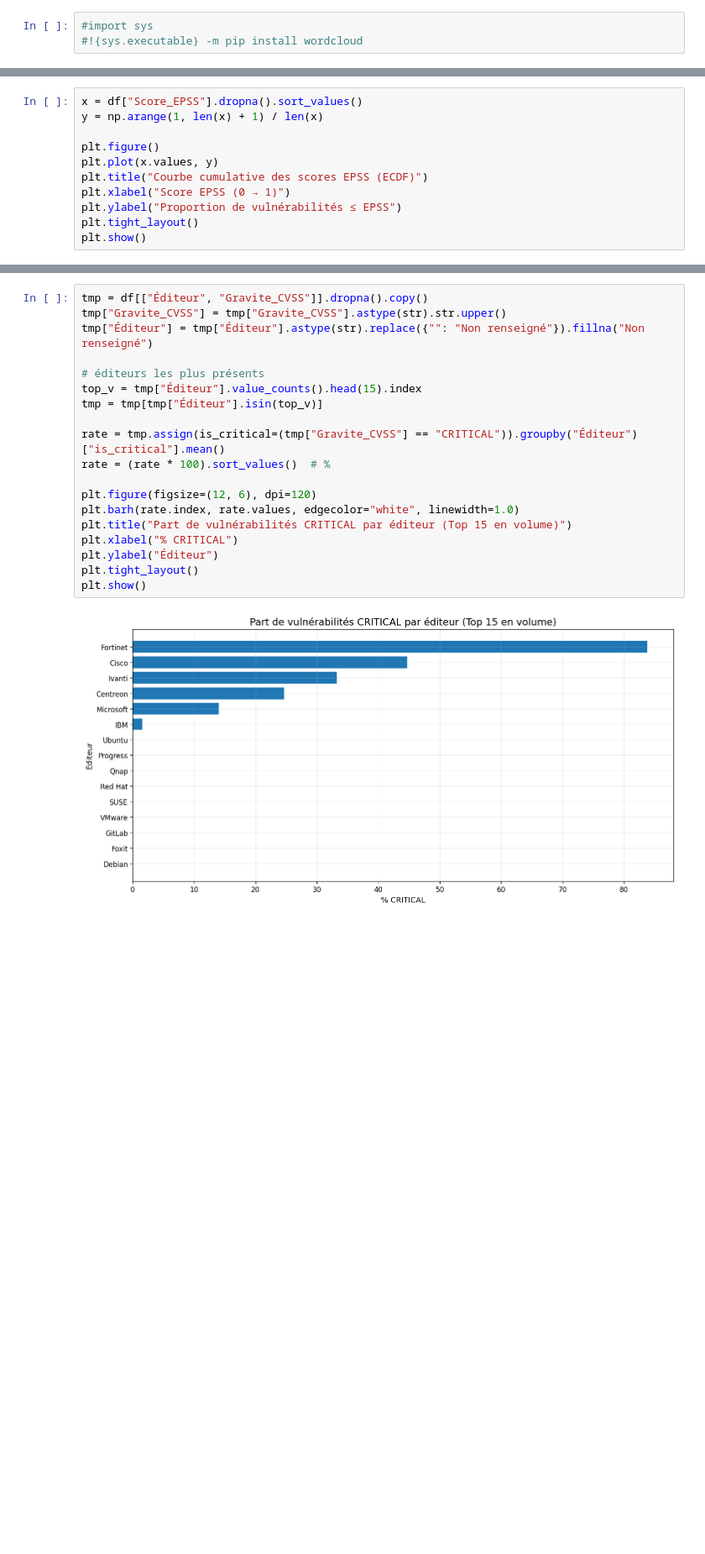
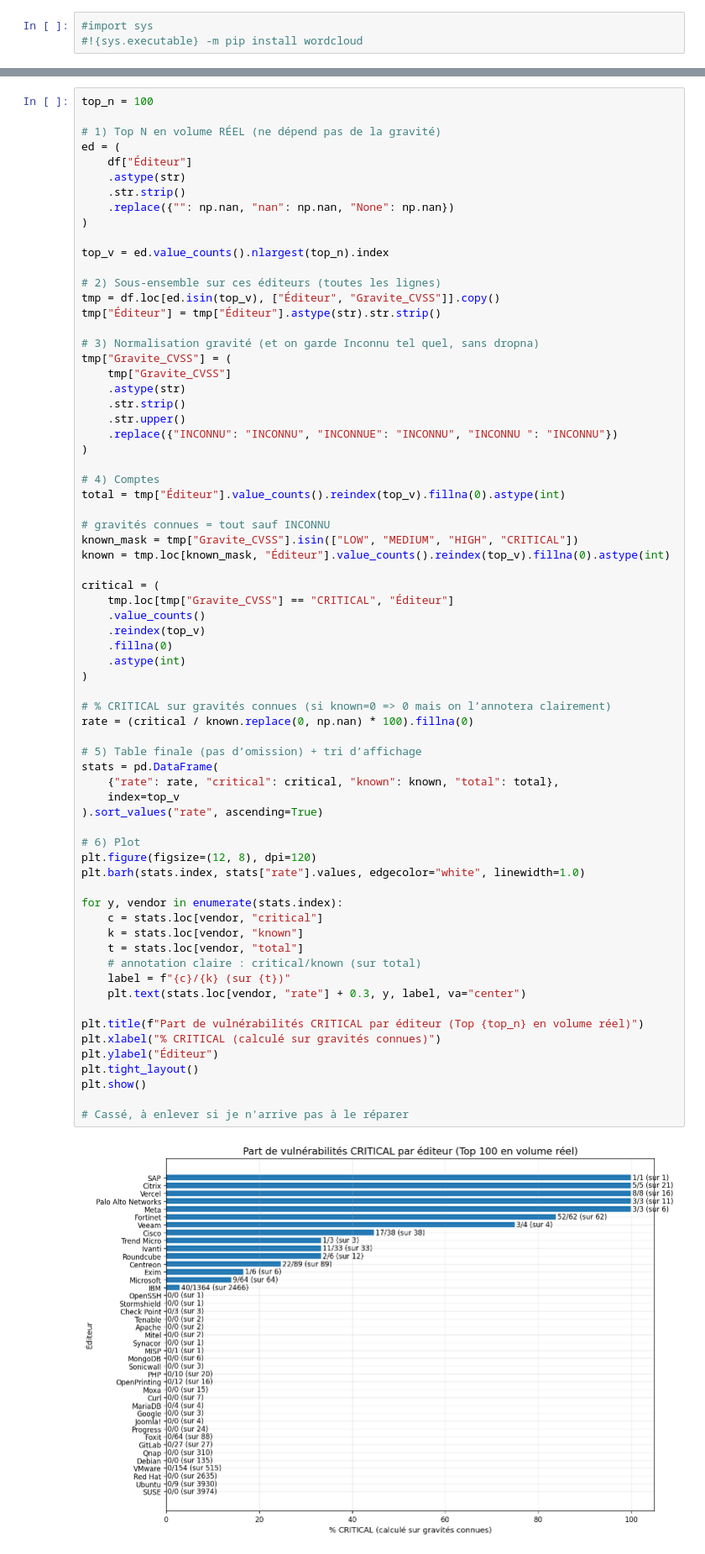
Before and after one commit to robinmorelon/projet_cyber_ESILV, a Jupyter notebook: notebook/visualisation.ipynb, the cells around one changed output, grey strips where cells are left out. Shown at 84% size. Cells and saved outputs as stored; diff of their text form; blank space fills up the shorter version.

```diff
--- a/notebook/visualisation.ipynb
+++ b/notebook/visualisation.ipynb
@@ -172,11 +264,0 @@ plt.show()
-# %%
-x = df["Score_EPSS"].dropna().sort_values()
-y = np.arange(1, len(x) + 1) / len(x)
-
-plt.figure()
-plt.plot(x.values, y)
-plt.title("Courbe cumulative des scores EPSS (ECDF)")
-plt.xlabel("Score EPSS (0 → 1)")
-plt.ylabel("Proportion de vulnérabilités ≤ EPSS")
-plt.tight_layout()
-plt.show()
@@ -624,21 +521,71 @@ plt.show()
 # %%
-tmp = df[["Éditeur", "Gravite_CVSS"]].dropna().copy()
-tmp["Gravite_CVSS"] = tmp["Gravite_CVSS"].astype(str).str.upper()
-tmp["Éditeur"] = tmp["Éditeur"].astype(str).replace({"": "Non renseigné"}).fillna("Non renseigné")
+top_n = 100
 
-# éditeurs les plus présents
-top_v = tmp["Éditeur"].value_counts().head(15).index
-tmp = tmp[tmp["Éditeur"].isin(top_v)]
+# 1) Top N en volume RÉEL (ne dépend pas de la gravité)
+ed = (
+    df["Éditeur"]
+    .astype(str)
+    .str.strip()
+    .replace({"": np.nan, "nan": np.nan, "None": np.nan})
+)
 
-rate = tmp.assign(is_critical=(tmp["Gravite_CVSS"] == "CRITICAL")).groupby("Éditeur")["is_critical"].mean()
-rate = (rate * 100).sort_values()  # %
+top_v = ed.value_counts().nlargest(top_n).index
 
-plt.figure(figsize=(12, 6), dpi=120)
-plt.barh(rate.index, rate.values, edgecolor="white", linewidth=1.0)
-plt.title("Part de vulnérabilités CRITICAL par éditeur (Top 15 en volume)")
-plt.xlabel("% CRITICAL")
+# 2) Sous-ensemble sur ces éditeurs (toutes les lignes)
+tmp = df.loc[ed.isin(top_v), ["Éditeur", "Gravite_CVSS"]].copy()
+tmp["Éditeur"] = tmp["Éditeur"].astype(str).str.strip()
+
+# 3) Normalisation gravité (et on garde Inconnu tel quel, sans dropna)
+tmp["Gravite_CVSS"] = (
+    tmp["Gravite_CVSS"]
+    .astype(str)
+    .str.strip()
+    .str.upper()
+    .replace({"INCONNU": "INCONNU", "INCONNUE": "INCONNU", "INCONNU ": "INCONNU"})
+)
+
+# 4) Comptes
+total = tmp["Éditeur"].value_counts().reindex(top_v).fillna(0).astype(int)
+
+# gravités connues = tout sauf INCONNU
+known_mask = tmp["Gravite_CVSS"].isin(["LOW", "MEDIUM", "HIGH", "CRITICAL"])
+known = tmp.loc[known_mask, "Éditeur"].value_counts().reindex(top_v).fillna(0).astype(int)
+
+critical = (
+    tmp.loc[tmp["Gravite_CVSS"] == "CRITICAL", "Éditeur"]
+    .value_counts()
+    .reindex(top_v)
+    .fillna(0)
+    .astype(int)
+)
+
+# % CRITICAL sur gravités connues (si known=0 => 0 mais on l’annotera clairement)
+rate = (critical / known.replace(0, np.nan) * 100).fillna(0)
+
+# 5) Table finale (pas d’omission) + tri d’affichage
+stats = pd.DataFrame(
+    {"rate": rate, "critical": critical, "known": known, "total": total},
+    index=top_v
+).sort_values("rate", ascending=True)
+
+# 6) Plot
+plt.figure(figsize=(12, 8), dpi=120)
+plt.barh(stats.index, stats["rate"].values, edgecolor="white", linewidth=1.0)
+
+for y, vendor in enumerate(stats.index):
+    c = stats.loc[vendor, "critical"]
+    k = stats.loc[vendor, "known"]
+    t = stats.loc[vendor, "total"]
+    # annotation claire : critical/known (sur total)
+    label = f"{c}/{k} (sur {t})"
+    plt.text(stats.loc[vendor, "rate"] + 0.3, y, label, va="center")
+
+plt.title(f"Part de vulnérabilités CRITICAL par éditeur (Top {top_n} en volume réel)")
+plt.xlabel("% CRITICAL (calculé sur gravités connues)")
 plt.ylabel("Éditeur")
 plt.tight_layout()
 plt.show()
+
+# Cassé, à enlever si je n'arrive pas à le réparer
 # %% [output]
-[figure, old version]
+[figure, new version]
```
Also changed, not shown: parts of 44 cells of this notebook.
